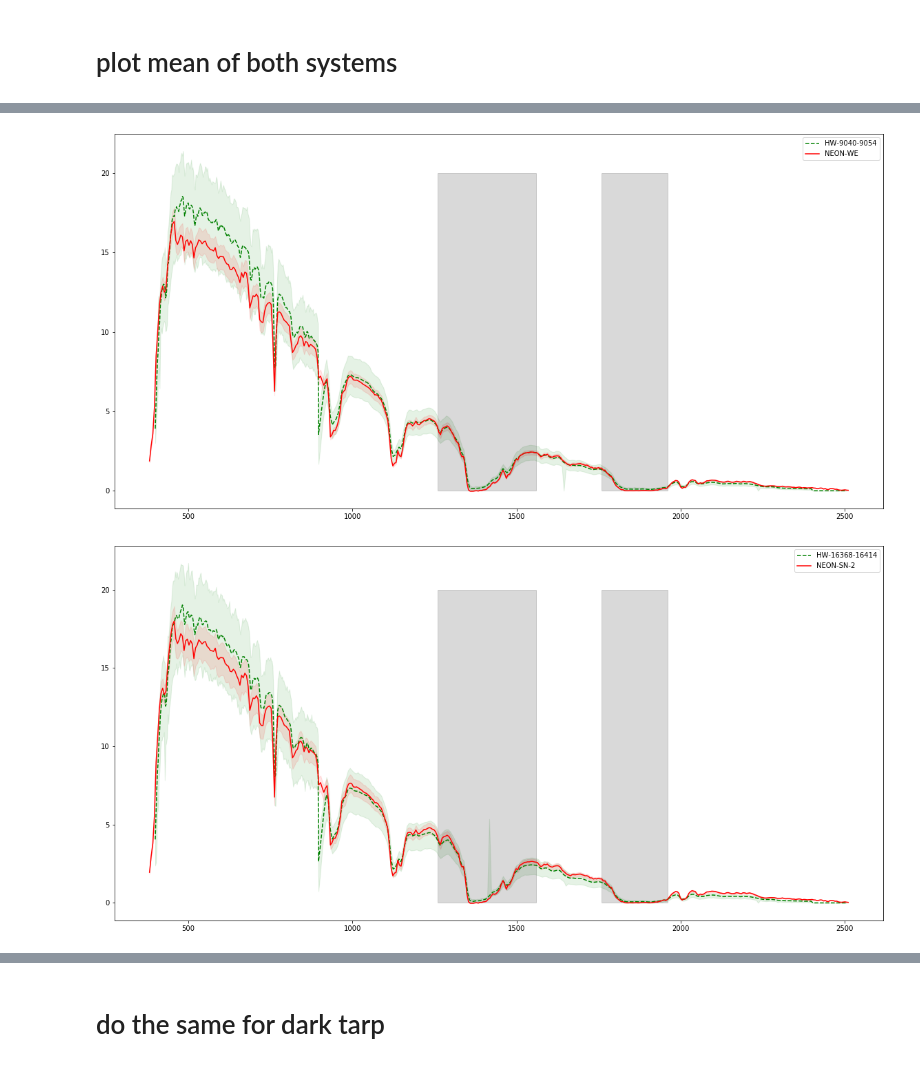
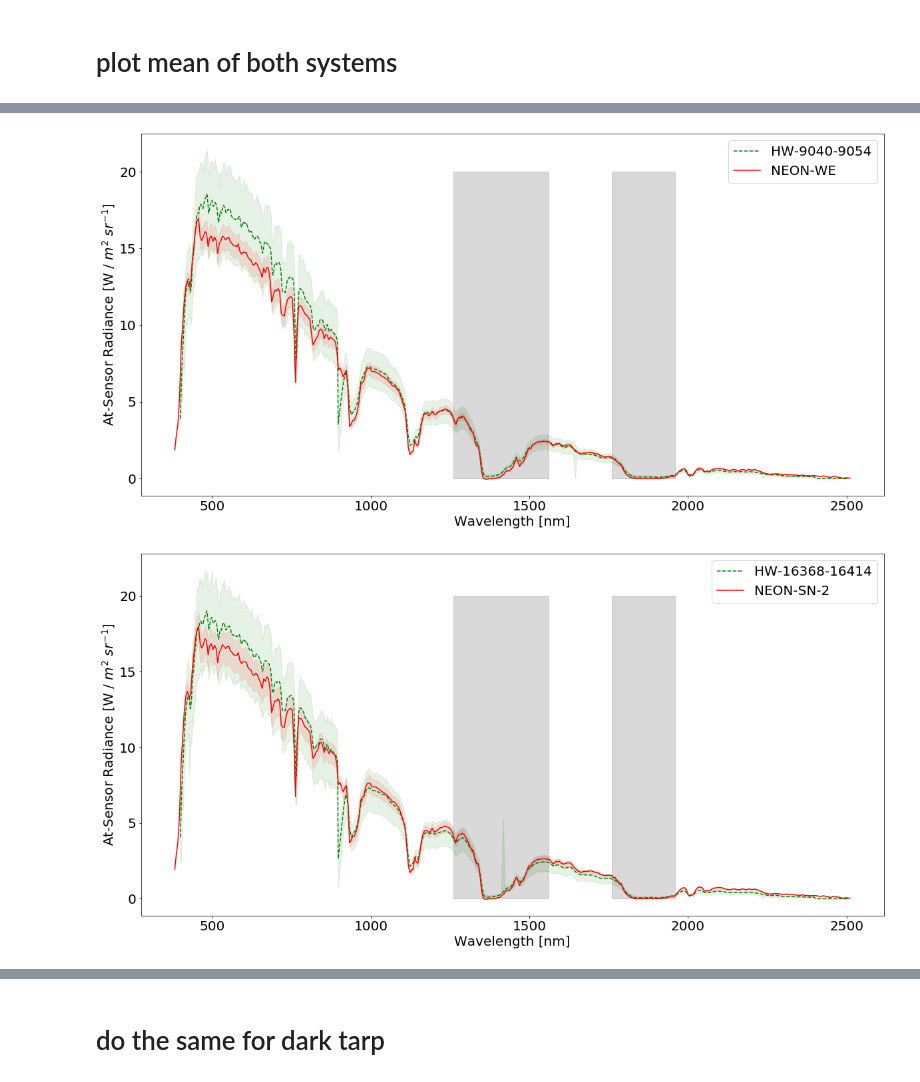
Before and after one commit to earthlab/neon-headwall-data, a Jupyter notebook: notebooks/DASK_RADIANCE_compare_headwall_NEON_all_flight_lines_TABLE_MTN.ipynb, the cells around one changed output, grey strips where cells are left out. Cells and saved outputs as stored; diff of their text form; code cells hidden in the pictures.

```diff
--- a/notebooks/DASK_RADIANCE_compare_headwall_NEON_all_flight_lines_TABLE_MTN.ipynb
+++ b/notebooks/DASK_RADIANCE_compare_headwall_NEON_all_flight_lines_TABLE_MTN.ipynb
@@ -289,5 +291,7 @@ for full_wav, hw_mean, hw_min, hw_max, hw_l, neon_wav, neon_mean, neon_min, neon
         plt.Rectangle((1760,0), 1960-1760, 20,color='k', alpha=0.15))
 
     plt.legend()
+    plt.xlabel('Wavelength [nm]')
+    plt.ylabel('At-Sensor Radiance [W / $m^2$ $sr^{-1}$]')
     plt.show()
 # %% [output]
@@ -297,5 +301,5 @@ for full_wav, hw_mean, hw_min, hw_max, hw_l, neon_wav, neon_mean, neon_min, neon
-[figure, old version]
+[figure, new version]
-[figure, old version]
+[figure, new version]
 # %%
 # ## replot masking bad bands:
 # # 1260 to 1560 nm (Bands 98-128)
```
Also changed, not shown: parts of 14 cells of this notebook, 2 other files.
